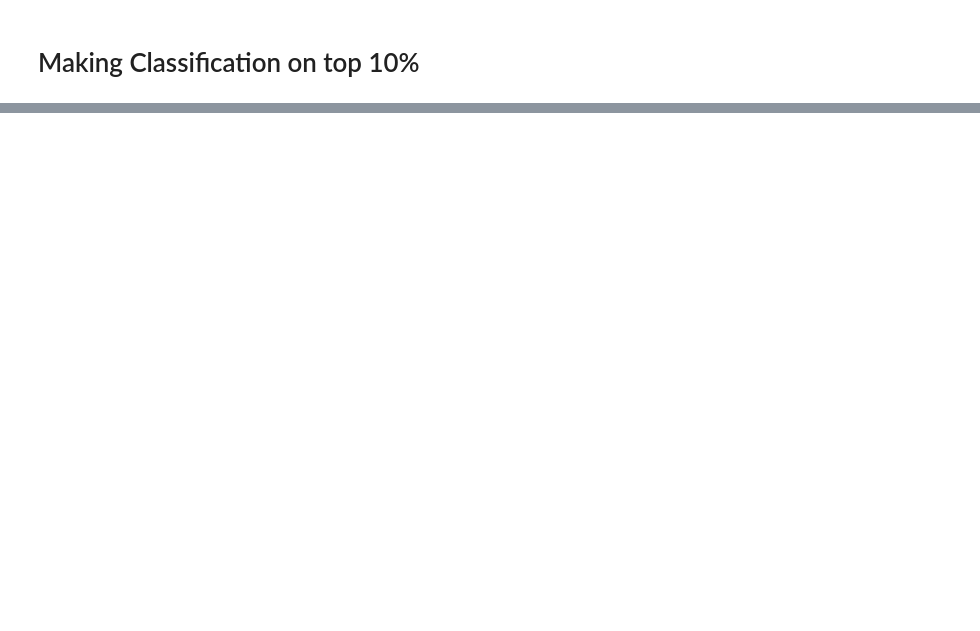
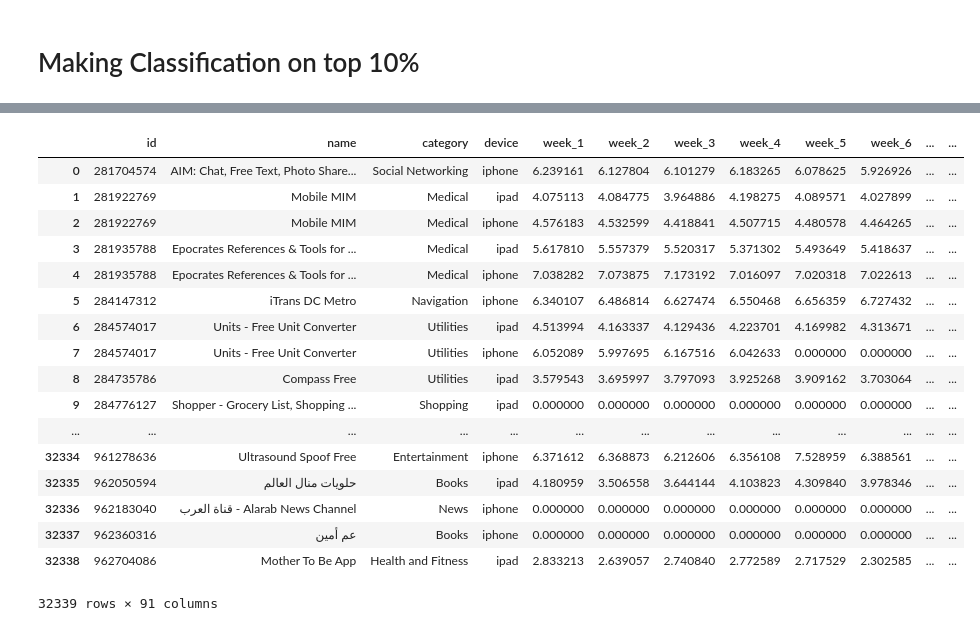
Before and after one commit to vpberges/CS341appranking, a Jupyter notebook: Predictors.ipynb, the cells around one changed output, grey strips where cells are left out. Saved outputs shown, nothing was run; the diff lists cells and outputs as text; code cells hidden in the pictures; blank space fills up the shorter version.

```diff
--- a/Predictors.ipynb
+++ b/Predictors.ipynb
@@ -441,3 +466,12 @@ output.sort_values(by= 'cumulative_downloads_2016-02',ascending = False)
 predictors.columns
 # %% [markdown]
 # Making Classification on top 10%
+# %%
+predictors = pd.read_csv('predictors.csv').drop('Unnamed: 0', 1)
+predictors = predictors.fillna(0)
+
+thr = predictors.sort_values(by= 'week_8',ascending = False).iloc[int(0.1*len(predictors))]["week_8"]
+predictors  = predictors[predictors.week_8 >= thr]
+
+
+len(predictors)
@@ -486,0 +651,21 @@ print len(y_pred)
+# %%
+predictors
+# %% [output]
+|  | id | name | category | device | week_1 | week_2 | week_3 | week_4 | week_5 | week_6 | ... | ... |
+| 0 | 281704574 | AIM: Chat, Free Text, Photo Share... | Social Networking | iphone | 6.239161 | 6.127804 | 6.101279 | 6.183265 | 6.078625 | 5.926926 | ... | ... |
+| 1 | 281922769 | Mobile MIM | Medical | ipad | 4.075113 | 4.084775 | 3.964886 | 4.198275 | 4.089571 | 4.027899 | ... | ... |
+| 2 | 281922769 | Mobile MIM | Medical | iphone | 4.576183 | 4.532599 | 4.418841 | 4.507715 | 4.480578 | 4.464265 | ... | ... |
+| 3 | 281935788 | Epocrates References & Tools for ... | Medical | ipad | 5.617810 | 5.557379 | 5.520317 | 5.371302 | 5.493649 | 5.418637 | ... | ... |
+| 4 | 281935788 | Epocrates References & Tools for ... | Medical | iphone | 7.038282 | 7.073875 | 7.173192 | 7.016097 | 7.020318 | 7.022613 | ... | ... |
+| 5 | 284147312 | iTrans DC Metro | Navigation | iphone | 6.340107 | 6.486814 | 6.627474 | 6.550468 | 6.656359 | 6.727432 | ... | ... |
+| 6 | 284574017 | Units - Free Unit Converter | Utilities | ipad | 4.513994 | 4.163337 | 4.129436 | 4.223701 | 4.169982 | 4.313671 | ... | ... |
+| 7 | 284574017 | Units - Free Unit Converter | Utilities | iphone | 6.052089 | 5.997695 | 6.167516 | 6.042633 | 0.000000 | 0.000000 | ... | ... |
+| 8 | 284735786 | Compass Free | Utilities | ipad | 3.579543 | 3.695997 | 3.797093 | 3.925268 | 3.909162 | 3.703064 | ... | ... |
+| 9 | 284776127 | Shopper - Grocery List, Shopping ... | Shopping | ipad | 0.000000 | 0.000000 | 0.000000 | 0.000000 | 0.000000 | 0.000000 | ... | ... |
+| ... | ... | ... | ... | ... | ... | ... | ... | ... | ... | ... | ... | ... |
+| 32334 | 961278636 | Ultrasound Spoof Free | Entertainment | iphone | 6.371612 | 6.368873 | 6.212606 | 6.356108 | 7.528959 | 6.388561 | ... | ... |
+| 32335 | 962050594 | حلويات منال العالم | Books | ipad | 4.180959 | 3.506558 | 3.644144 | 4.103823 | 4.309840 | 3.978346 | ... | ... |
+| 32336 | 962183040 | قناة العرب - Alarab News Channel | News | iphone | 0.000000 | 0.000000 | 0.000000 | 0.000000 | 0.000000 | 0.000000 | ... | ... |
+| 32337 | 962360316 | عم أمين | Books | iphone | 0.000000 | 0.000000 | 0.000000 | 0.000000 | 0.000000 | 0.000000 | ... | ... |
+| 32338 | 962704086 | Mother To Be App | Health and Fitness | ipad | 2.833213 | 2.639057 | 2.740840 | 2.772589 | 2.717529 | 2.302585 | ... | ... |
+32339 rows × 91 columns
```
Also changed, not shown: parts of 25 cells of this notebook.
